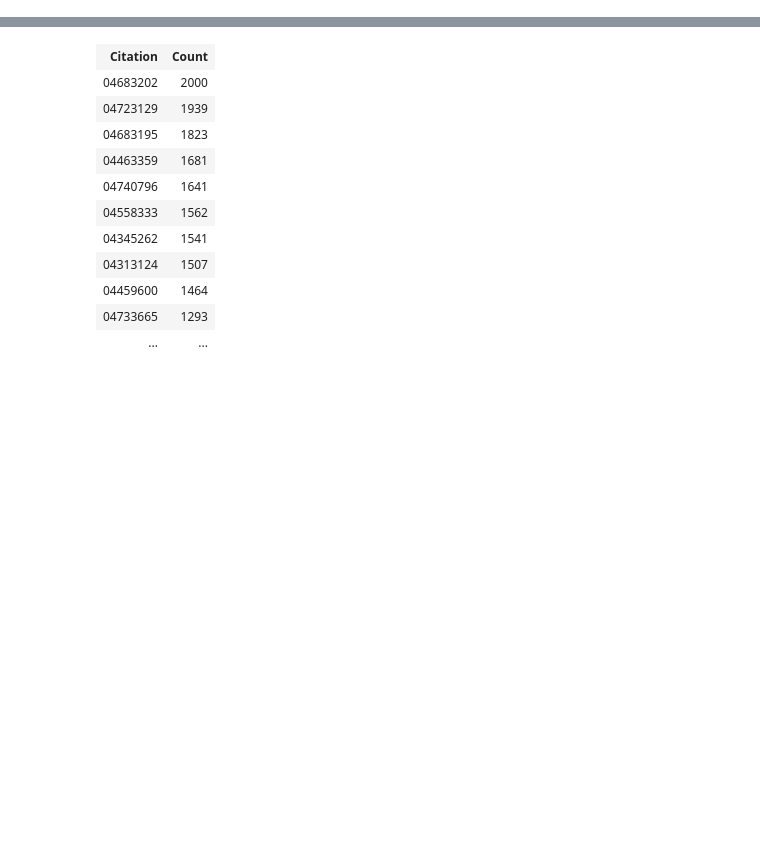
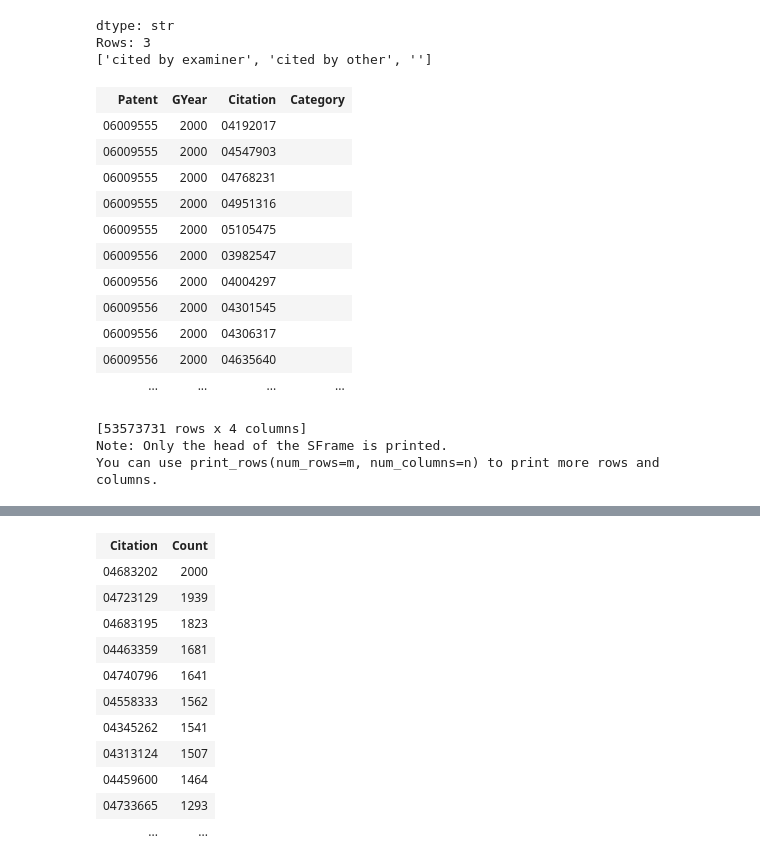
Before and after one commit to youngstone/Hunting4Patents, a Jupyter notebook: code/notebook_9_calculate_pagerank_by_year.ipynb, the cells around one changed output, grey strips where cells are left out. Cells and saved outputs as stored; diff of their text form; code cells hidden in the pictures; blank space fills up the shorter version.

```diff
--- a/code/notebook_9_calculate_pagerank_by_year.ipynb
+++ b/code/notebook_9_calculate_pagerank_by_year.ipynb
@@ -55,0 +35,2 @@ You can use print_rows(num_rows=m, num_columns=n) to print more rows and columns
+# %%
+sf_pat_yr = gl.SFrame.read_csv('../data/patent_GYear.csv', delimiter=',', error_bad_lines=True)
@@ -55,0 +52,26 @@ You can use print_rows(num_rows=m, num_columns=n) to print more rows and columns
+# %%
+sf_joined = sf_pat_yr.join(sf_pat_cit, how='inner')
+# %%
+sf_joined['Category'].unique()
+# %% [output]
+dtype: str
+Rows: 3
+['cited by examiner', 'cited by other', '']
+# %%
+sf_joined
+# %% [output]
+| Patent | GYear | Citation | Category |
+| 06009555 | 2000 | 04192017 |  |
+| 06009555 | 2000 | 04547903 |  |
+| 06009555 | 2000 | 04768231 |  |
+| 06009555 | 2000 | 04951316 |  |
+| 06009555 | 2000 | 05105475 |  |
+| 06009556 | 2000 | 03982547 |  |
+| 06009556 | 2000 | 04004297 |  |
+| 06009556 | 2000 | 04301545 |  |
+| 06009556 | 2000 | 04306317 |  |
+| 06009556 | 2000 | 04635640 |  |
+| ... | ... | ... | ... |
+[53573731 rows x 4 columns]
+Note: Only the head of the SFrame is printed.
+You can use print_rows(num_rows=m, num_columns=n) to print more rows and columns.
```
Also changed, not shown: parts of 43 cells of this notebook, 2 other files.
